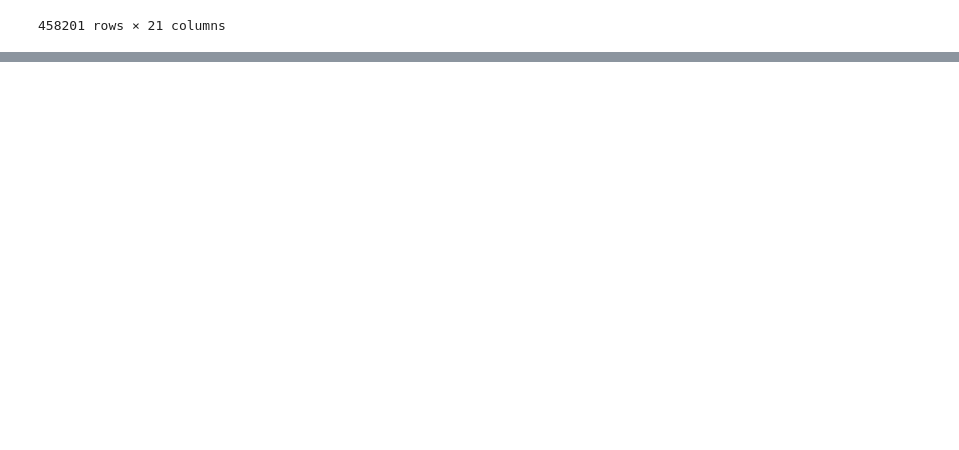
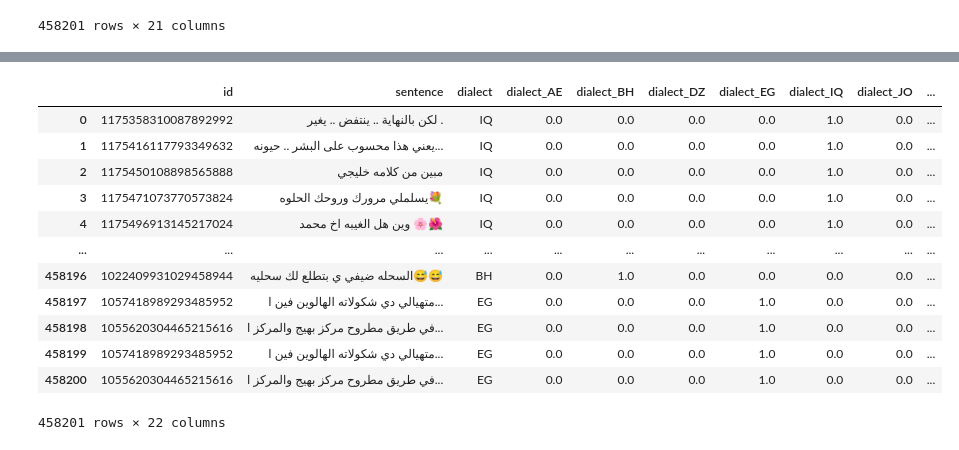
Before and after one commit to SoroushSemer/Arabic-Dialect-Classification, a Jupyter notebook: preprocesing.ipynb, the cells around one changed output, grey strips where cells are left out. Drawn from its saved outputs; the diff is of its cells as text; code cells hidden in the pictures; blank space fills up the shorter version.

```diff
--- a/preprocesing.ipynb
+++ b/preprocesing.ipynb
@@ -87,8 +91,3 @@ merged_df
 | 458199 | 1057418989293485952 | @mycousinvinnyys @hanyamikhail1 م... | EG | 0.0 | 0.0 | 0.0 | 1.0 | 0.0 | 0.0 | ... |
 | 458200 | 1055620304465215616 | @MahmoudWaked7 @maganenoo في طريق... | EG | 0.0 | 0.0 | 0.0 | 1.0 | 0.0 | 0.0 | ... |
 458201 rows × 21 columns
-# %%
-merged_df['user'] = merged_df['sentence'].str.split().str.get(0)
-merged_df['sentence'] = merged_df['sentence'].str.split().str[1:].str.join(' ')
-
-merged_df
@@ -132,0 +94,25 @@ merged_df
+# %%
+
+
+merged_df['user'] = merged_df['sentence'].apply(lambda x: re.findall(r'@(\w+)', x)[0] if re.findall(r'@(\w+)', x) else None)
+merged_df['sentence'] = merged_df['sentence'].str.split().str[1:].str.join(' ')
+
+merged_df['sentence'] = merged_df['sentence'].apply(lambda x: re.sub(r'@\w+|http\S+', '', x))
+merged_df['sentence'] = merged_df['sentence'].apply(lambda x: re.sub(r'[a-zA-Z]', '', x))
+
+
+merged_df
+# %% [output]
+|  | id | sentence | dialect | dialect_AE | dialect_BH | dialect_DZ | dialect_EG | dialect_IQ | dialect_JO | ... |
+| 0 | 1175358310087892992 | لكن بالنهاية .. ينتفض .. يغير . | IQ | 0.0 | 0.0 | 0.0 | 0.0 | 1.0 | 0.0 | ... |
+| 1 | 1175416117793349632 | يعني هذا محسوب على البشر .. حيونه... | IQ | 0.0 | 0.0 | 0.0 | 0.0 | 1.0 | 0.0 | ... |
+| 2 | 1175450108898565888 | مبين من كلامه خليجي | IQ | 0.0 | 0.0 | 0.0 | 0.0 | 1.0 | 0.0 | ... |
+| 3 | 1175471073770573824 | يسلملي مرورك وروحك الحلوه💐 | IQ | 0.0 | 0.0 | 0.0 | 0.0 | 1.0 | 0.0 | ... |
+| 4 | 1175496913145217024 | وين هل الغيبه اخ محمد 🌸🌺 | IQ | 0.0 | 0.0 | 0.0 | 0.0 | 1.0 | 0.0 | ... |
+| ... | ... | ... | ... | ... | ... | ... | ... | ... | ... | ... |
+| 458196 | 1022409931029458944 | السحله ضيفي ي بتطلع لك سحليه😅😅 | BH | 0.0 | 1.0 | 0.0 | 0.0 | 0.0 | 0.0 | ... |
+| 458197 | 1057418989293485952 | متهيالي دي شكولاته الهالوين فين ا... | EG | 0.0 | 0.0 | 0.0 | 1.0 | 0.0 | 0.0 | ... |
+| 458198 | 1055620304465215616 | في طريق مطروح مركز بهيج والمركز ا... | EG | 0.0 | 0.0 | 0.0 | 1.0 | 0.0 | 0.0 | ... |
+| 458199 | 1057418989293485952 | متهيالي دي شكولاته الهالوين فين ا... | EG | 0.0 | 0.0 | 0.0 | 1.0 | 0.0 | 0.0 | ... |
+| 458200 | 1055620304465215616 | في طريق مطروح مركز بهيج والمركز ا... | EG | 0.0 | 0.0 | 0.0 | 1.0 | 0.0 | 0.0 | ... |
+458201 rows × 22 columns
```
Also changed, not shown: parts of 9 cells of this notebook, 4 other files.
